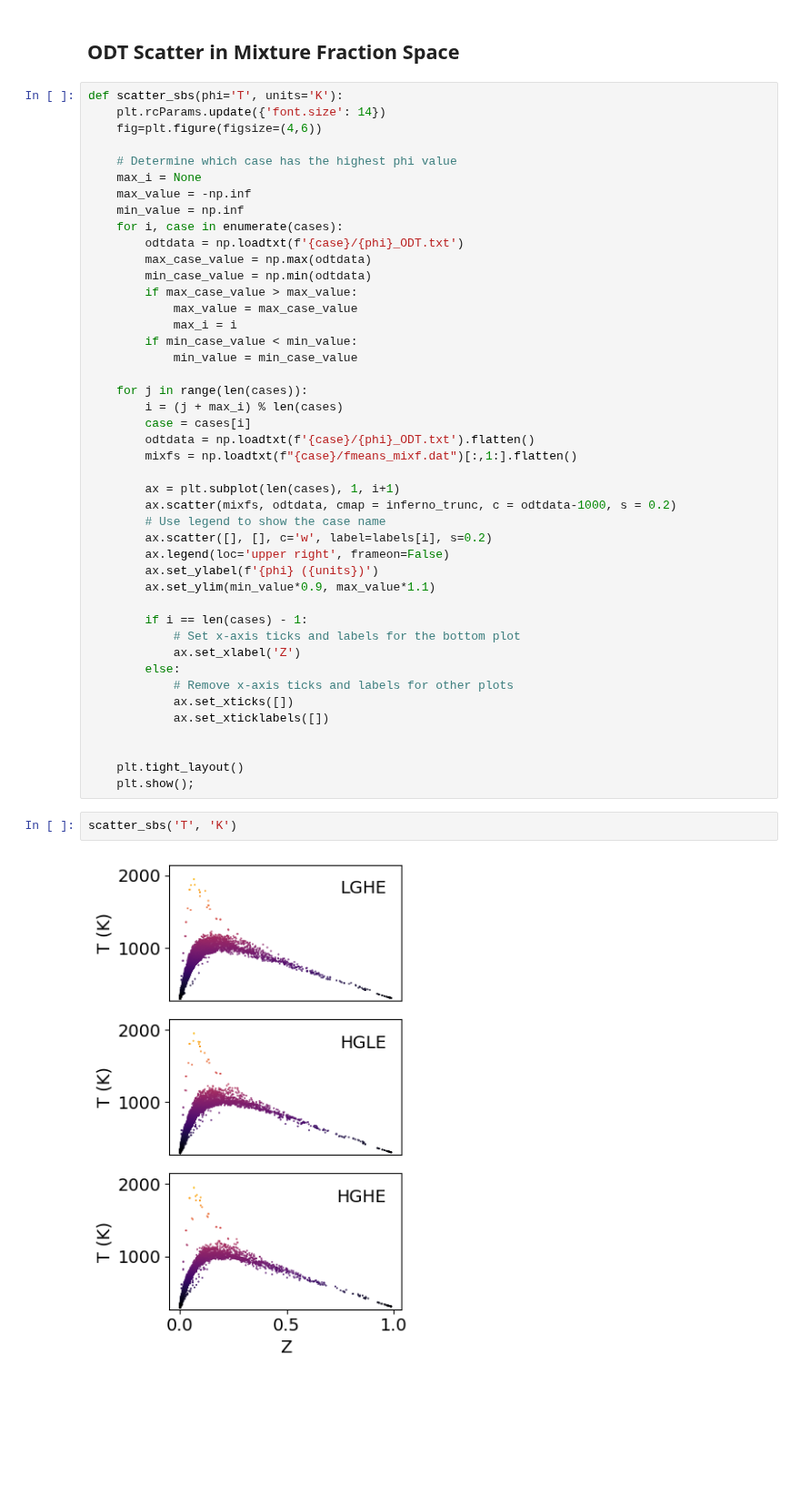
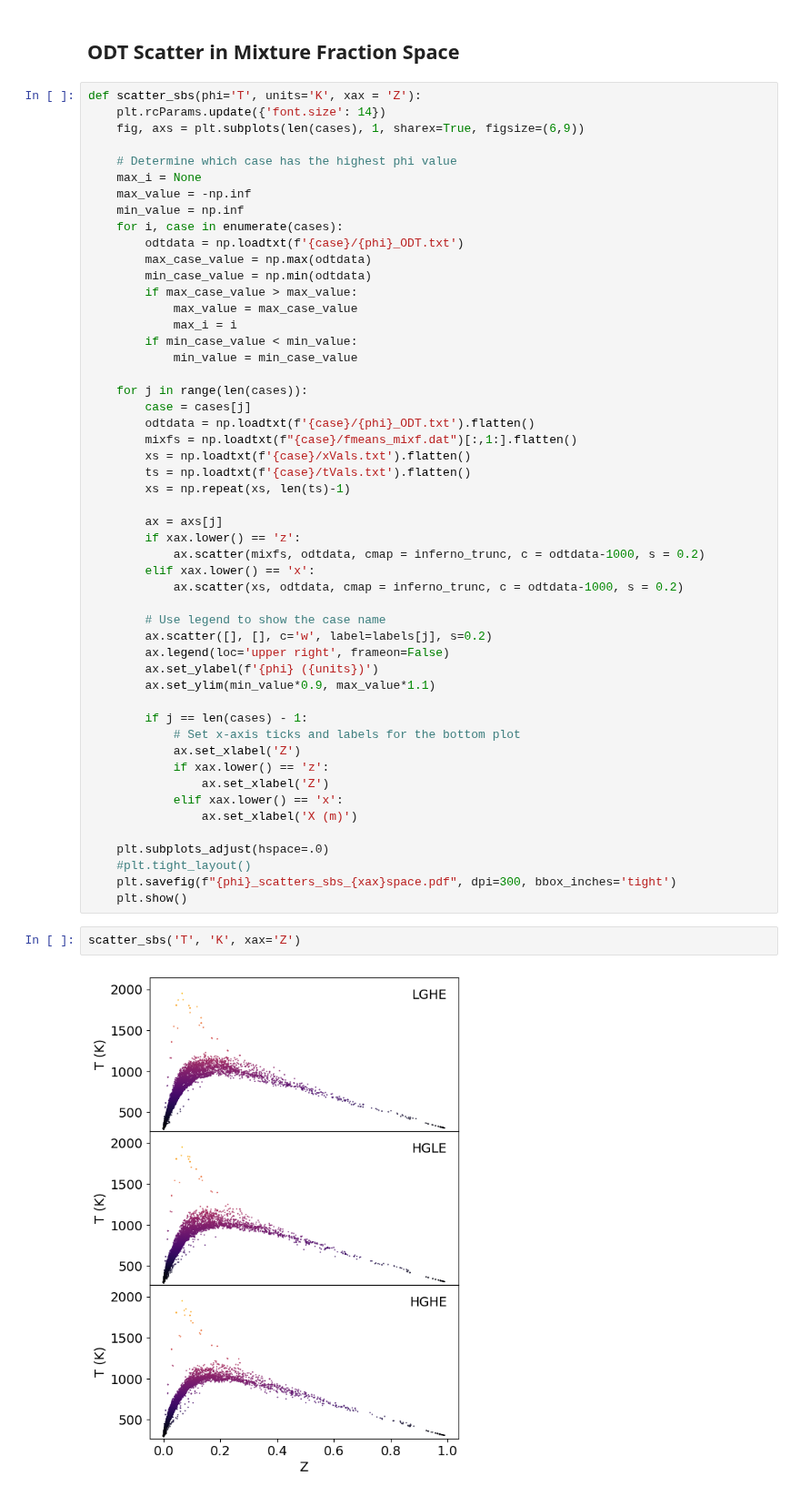
Before and after one commit to jwp91/TableMaker, a Jupyter notebook: figures/ODT_aPriori/Publication/summaryPlots.ipynb, the cells around one changed output. Shown at 91% size. Saved outputs shown, nothing was run; the diff lists cells and outputs as text; blank space fills up the shorter version.

Commit message:
Minor edits to some formatting issues. Created last couple plots.

```diff
--- a/figures/ODT_aPriori/Publication/summaryPlots.ipynb
+++ b/figures/ODT_aPriori/Publication/summaryPlots.ipynb
@@ -78,9 +79,9 @@ contour_sbs('T', 'K')
 # %% [markdown]
 ## ODT Scatter in Mixture Fraction Space
 # %%
-def scatter_sbs(phi='T', units='K'):
+def scatter_sbs(phi='T', units='K', xax = 'Z'):
     plt.rcParams.update({'font.size': 14})
-    fig=plt.figure(figsize=(4,6))
+    fig, axs = plt.subplots(len(cases), 1, sharex=True, figsize=(6,9))
 
     # Determine which case has the highest phi value
     max_i = None
@@ -97,31 +98,38 @@ def scatter_sbs(phi='T', units='K'):
             min_value = min_case_value
 
     for j in range(len(cases)):
-        i = (j + max_i) % len(cases)
-        case = cases[i]
+        case = cases[j]
         odtdata = np.loadtxt(f'{case}/{phi}_ODT.txt').flatten()
         mixfs = np.loadtxt(f"{case}/fmeans_mixf.dat")[:,1:].flatten()
+        xs = np.loadtxt(f'{case}/xVals.txt').flatten()
+        ts = np.loadtxt(f'{case}/tVals.txt').flatten()
+        xs = np.repeat(xs, len(ts)-1)
 
-        ax = plt.subplot(len(cases), 1, i+1)
-        ax.scatter(mixfs, odtdata, cmap = inferno_trunc, c = odtdata-1000, s = 0.2)
+        ax = axs[j]
+        if xax.lower() == 'z':
+            ax.scatter(mixfs, odtdata, cmap = inferno_trunc, c = odtdata-1000, s = 0.2)
+        elif xax.lower() == 'x':
+            ax.scatter(xs, odtdata, cmap = inferno_trunc, c = odtdata-1000, s = 0.2)
+
         # Use legend to show the case name
-        ax.scatter([], [], c='w', label=labels[i], s=0.2)
+        ax.scatter([], [], c='w', label=labels[j], s=0.2)
         ax.legend(loc='upper right', frameon=False)
         ax.set_ylabel(f'{phi} ({units})')
         ax.set_ylim(min_value*0.9, max_value*1.1)
 
-        if i == len(cases) - 1:
+        if j == len(cases) - 1:
             # Set x-axis ticks and labels for the bottom plot
             ax.set_xlabel('Z')
-        else:
-            # Remove x-axis ticks and labels for other plots
-            ax.set_xticks([])
-            ax.set_xticklabels([])
+            if xax.lower() == 'z':
+                ax.set_xlabel('Z')
+            elif xax.lower() == 'x':
+                ax.set_xlabel('X (m)')
 
-
-    plt.tight_layout()
-    plt.show();
+    plt.subplots_adjust(hspace=.0)
+    #plt.tight_layout()
+    plt.savefig(f"{phi}_scatters_sbs_{xax}space.pdf", dpi=300, bbox_inches='tight')
+    plt.show()
 # %%
-scatter_sbs('T', 'K')
+scatter_sbs('T', 'K', xax='Z')
 # %% [output]
-[figure, old version]
+[figure, new version]
```
Also changed, not shown: parts of 3 cells of this notebook, 39 other files.
